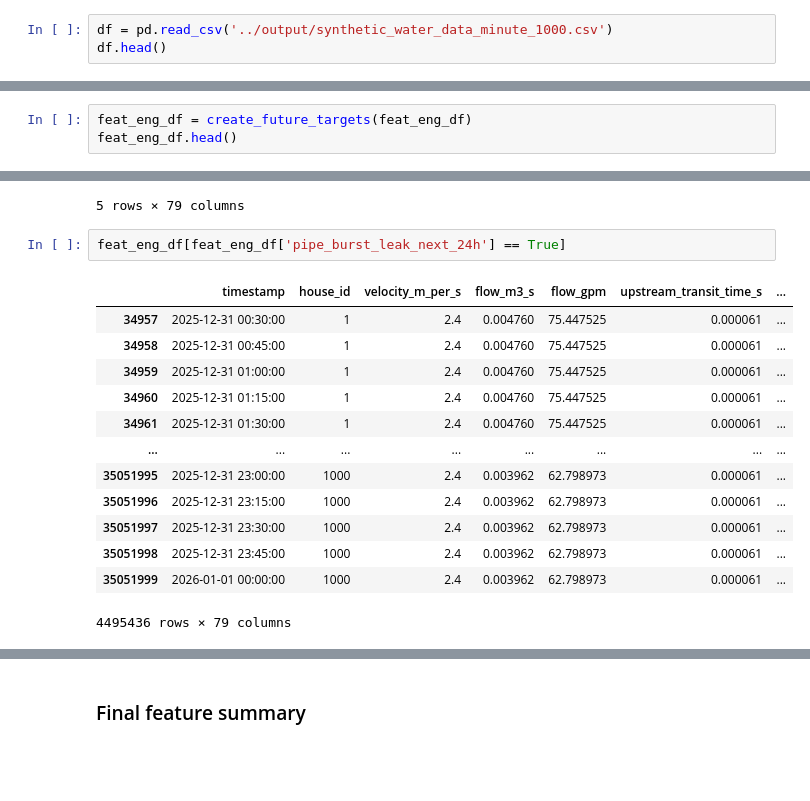
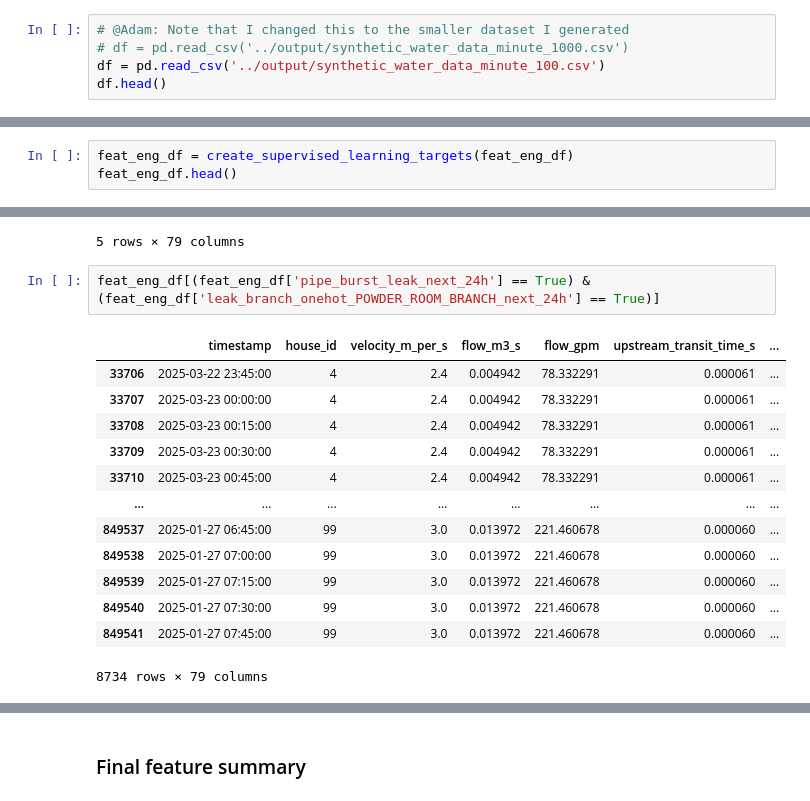
Before and after one commit to senchi-ins/senchi, a Jupyter notebook: experiments/leak_model/data/model/TCN_model.ipynb, the cells around one changed output, grey strips where cells are left out. Saved outputs shown, nothing was run; the diff lists cells and outputs as text; blank space fills up the shorter version.

```diff
--- a/experiments/leak_model/data/model/TCN_model.ipynb
+++ b/experiments/leak_model/data/model/TCN_model.ipynb
@@ -21,5 +21,7 @@ from darts.models import TCNModel
 # %%
-df = pd.read_csv('../output/synthetic_water_data_minute_1000.csv')
+# @Adam: Note that I changed this to the smaller dataset I generated
+# df = pd.read_csv('../output/synthetic_water_data_minute_1000.csv')
+df = pd.read_csv('../output/synthetic_water_data_minute_100.csv')
 df.head()
 # %% [output]
 |  | timestamp | house_id | velocity_m_per_s | flow_m3_s | flow_gpm | upstream_transit_time_s | ... |
@@ -448,5 +414,5 @@ def create_future_targets(df, forecast_horizon: int = 96):
 # %%
-feat_eng_df = create_future_targets(feat_eng_df)
+feat_eng_df = create_supervised_learning_targets(feat_eng_df)
 feat_eng_df.head()
 # %% [output]
 |  | timestamp | house_id | velocity_m_per_s | flow_m3_s | flow_gpm | upstream_transit_time_s | ... |
@@ -457,21 +423,21 @@ feat_eng_df.head()
 | 4 | 2025-01-01 01:00:00 | 1 | 2.4 | 0.00476 | 75.447525 | 0.000061 | ... |
 5 rows × 79 columns
 # %%
-feat_eng_df[feat_eng_df['pipe_burst_leak_next_24h'] == True]
+feat_eng_df[(feat_eng_df['pipe_burst_leak_next_24h'] == True) & (feat_eng_df['leak_branch_onehot_POWDER_ROOM_BRANCH_next_24h'] == True)]
 # %% [output]
 |  | timestamp | house_id | velocity_m_per_s | flow_m3_s | flow_gpm | upstream_transit_time_s | ... |
-| 34957 | 2025-12-31 00:30:00 | 1 | 2.4 | 0.004760 | 75.447525 | 0.000061 | ... |
-| 34958 | 2025-12-31 00:45:00 | 1 | 2.4 | 0.004760 | 75.447525 | 0.000061 | ... |
-| 34959 | 2025-12-31 01:00:00 | 1 | 2.4 | 0.004760 | 75.447525 | 0.000061 | ... |
-| 34960 | 2025-12-31 01:15:00 | 1 | 2.4 | 0.004760 | 75.447525 | 0.000061 | ... |
-| 34961 | 2025-12-31 01:30:00 | 1 | 2.4 | 0.004760 | 75.447525 | 0.000061 | ... |
+| 33706 | 2025-03-22 23:45:00 | 4 | 2.4 | 0.004942 | 78.332291 | 0.000061 | ... |
+| 33707 | 2025-03-23 00:00:00 | 4 | 2.4 | 0.004942 | 78.332291 | 0.000061 | ... |
+| 33708 | 2025-03-23 00:15:00 | 4 | 2.4 | 0.004942 | 78.332291 | 0.000061 | ... |
+| 33709 | 2025-03-23 00:30:00 | 4 | 2.4 | 0.004942 | 78.332291 | 0.000061 | ... |
+| 33710 | 2025-03-23 00:45:00 | 4 | 2.4 | 0.004942 | 78.332291 | 0.000061 | ... |
 | ... | ... | ... | ... | ... | ... | ... | ... |
-| 35051995 | 2025-12-31 23:00:00 | 1000 | 2.4 | 0.003962 | 62.798973 | 0.000061 | ... |
-| 35051996 | 2025-12-31 23:15:00 | 1000 | 2.4 | 0.003962 | 62.798973 | 0.000061 | ... |
-| 35051997 | 2025-12-31 23:30:00 | 1000 | 2.4 | 0.003962 | 62.798973 | 0.000061 | ... |
-| 35051998 | 2025-12-31 23:45:00 | 1000 | 2.4 | 0.003962 | 62.798973 | 0.000061 | ... |
-| 35051999 | 2026-01-01 00:00:00 | 1000 | 2.4 | 0.003962 | 62.798973 | 0.000061 | ... |
+| 849537 | 2025-01-27 06:45:00 | 99 | 3.0 | 0.013972 | 221.460678 | 0.000060 | ... |
+| 849538 | 2025-01-27 07:00:00 | 99 | 3.0 | 0.013972 | 221.460678 | 0.000060 | ... |
+| 849539 | 2025-01-27 07:15:00 | 99 | 3.0 | 0.013972 | 221.460678 | 0.000060 | ... |
+| 849540 | 2025-01-27 07:30:00 | 99 | 3.0 | 0.013972 | 221.460678 | 0.000060 | ... |
+| 849541 | 2025-01-27 07:45:00 | 99 | 3.0 | 0.013972 | 221.460678 | 0.000060 | ... |
-4495436 rows × 79 columns
+8734 rows × 79 columns
 # %%
 leak_branch_24h_cols = [col for col in feat_eng_df.columns if col.startswith('leak_branch_onehot_') and col.endswith('_next_24h')]
 feat_eng_df[(feat_eng_df['pipe_burst_leak_next_24h']) & (feat_eng_df[leak_branch_24h_cols].eq(False).any(axis=1))]
```
Also changed, not shown: parts of 23 cells of this notebook.
